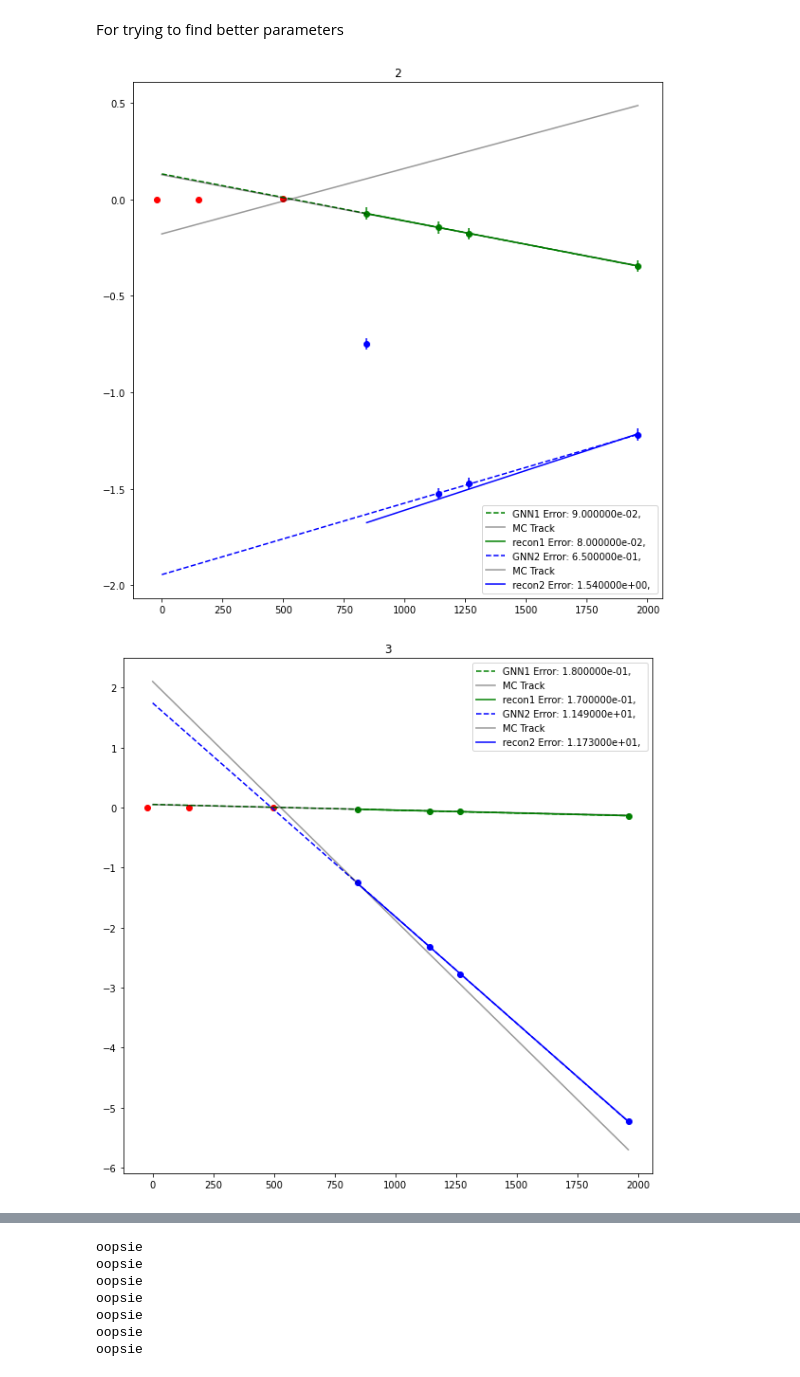
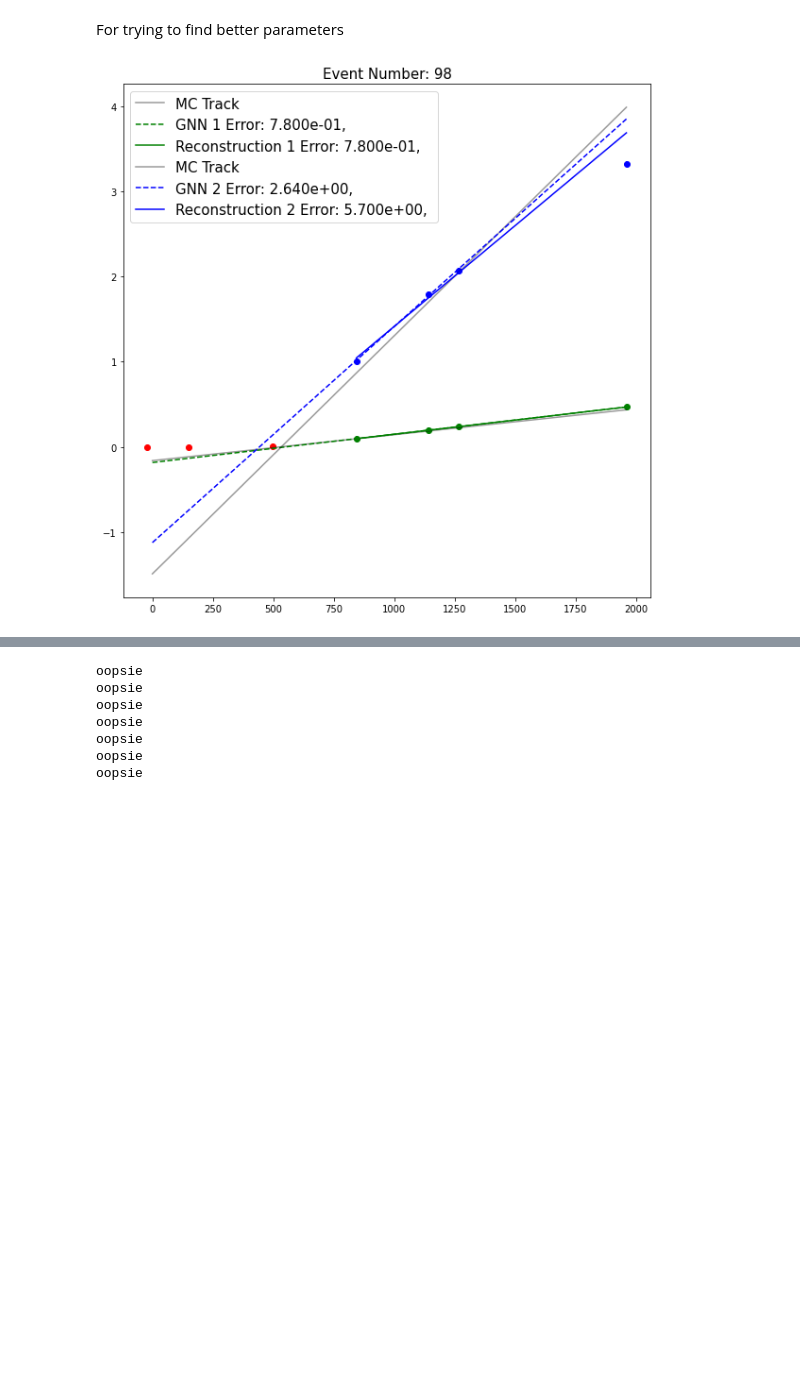
Before and after one commit to marcinwolter/Tracking_student2020, a Jupyter notebook: GNN_MuonE_v1_Robust_mc_recon_comparison.ipynb, the cells around one changed output, grey strips where cells are left out. Saved outputs shown, nothing was run; the diff lists cells and outputs as text; code cells hidden in the pictures; blank space fills up the shorter version.

```diff
--- a/GNN_MuonE_v1_Robust_mc_recon_comparison.ipynb
+++ b/GNN_MuonE_v1_Robust_mc_recon_comparison.ipynb
@@ -967,16 +967,6 @@ def plot_classified_line(data,preds,Track,trackre ):
 
       slope_mc = Track[2*i-2]
       c_mc = Track[2*i-1]
-      #c_mc=y[nodes][1]-slope_mc*x[nodes][1]
-
-      # Plotting of the GNN
-
-
-
-      plt.plot(x_guess,c_gnn + torch.tensor(x_guess)*slope_gnn,'--'+colors[str(i)],label="GNN{} Error: {:e}, ".format(i-1,
-          torch.abs( np.round( ( slope_mc - slope_gnn ) /error[0] ,2) ).tolist() ))
-
-
 
       # Plotting of original MC tracks
 
@@ -985,29 +975,42 @@ def plot_classified_line(data,preds,Track,trackre ):
 
       plt.plot(x_guess,c_mc + torch.tensor(x_guess)*slope_mc,'k',label='MC Track', alpha=0.4)
 
+
+
+      # Plotting of the GNN
+
+
+
+      plt.plot(x_guess,c_gnn + torch.tensor(x_guess)*slope_gnn,'--'+colors[str(i)],label="GNN {} Error: {:.3e}, ".format(i-1,
+          torch.abs( np.round( ( slope_mc - slope_gnn ) /error[0] ,2) ).tolist() ))
+
+
+
+
       # Plotting of the regular reconstruction
 
 
-      plt.plot( torch.tensor(x_line), torch.tensor(x_line) * slope_recon_ + c_recon ,colors[str(i)], label=r"recon{} Error: {:e}, ".format(i-1,
+      plt.plot( torch.tensor(x_line), torch.tensor(x_line) * slope_recon_ + c_recon ,colors[str(i)], label=r"Reconstruction {} Error: {:.3e}, ".format(i-1,
           torch.abs( np.round( (slope_mc-slope_recon_)/error_recon_ ,2) ).tolist() )  )
 
 
 
       ax.errorbar(x[nodes],y[nodes],yerr= np.ones(np.size(nodes,1) )*0.03,fmt='none', ecolor=colors[str(i)] )
-  plt.legend()
+  plt.legend(prop={'size': 15})
 # %%
-#for i in range(len(train_loader.dataset)):
-for i in range(2,10):
 
-  data = train_loader.dataset[i].to(device)
+for i in range(98,99):
+
+  data = test_loader.dataset[i].to(device)
   preds=torch.sigmoid(model(data))
   errors=robust_fit(data.to('cpu'),preds)[0]
   a = errors[1][0]
   b = errors[0][0]
   if not (isinstance (a,str) or isinstance (b,str) ):
     if True or b > 0.04 or b < -0.03 or a > 0.04 or a < -0.03  :
-      plot_classified_line(data.to('cpu'),preds,train_tracks[i], train_recon[i] )
-      plt.title(str(i))
+      plot_classified_line(data.to('cpu'),preds,test_tracks[i], test_recon[i] )
+      plt.title('Event Number: ' + str(i), size=15)
+
+#plt.savefig('/content/drive/My Drive/MuonE_tracking/plots/robust_fit_outlier_example_3.png')
 # %% [output]
-[figure, old version]
+[figure, new version]
-[figure, removed]
```
Also changed, not shown: parts of 2 cells of this notebook.
